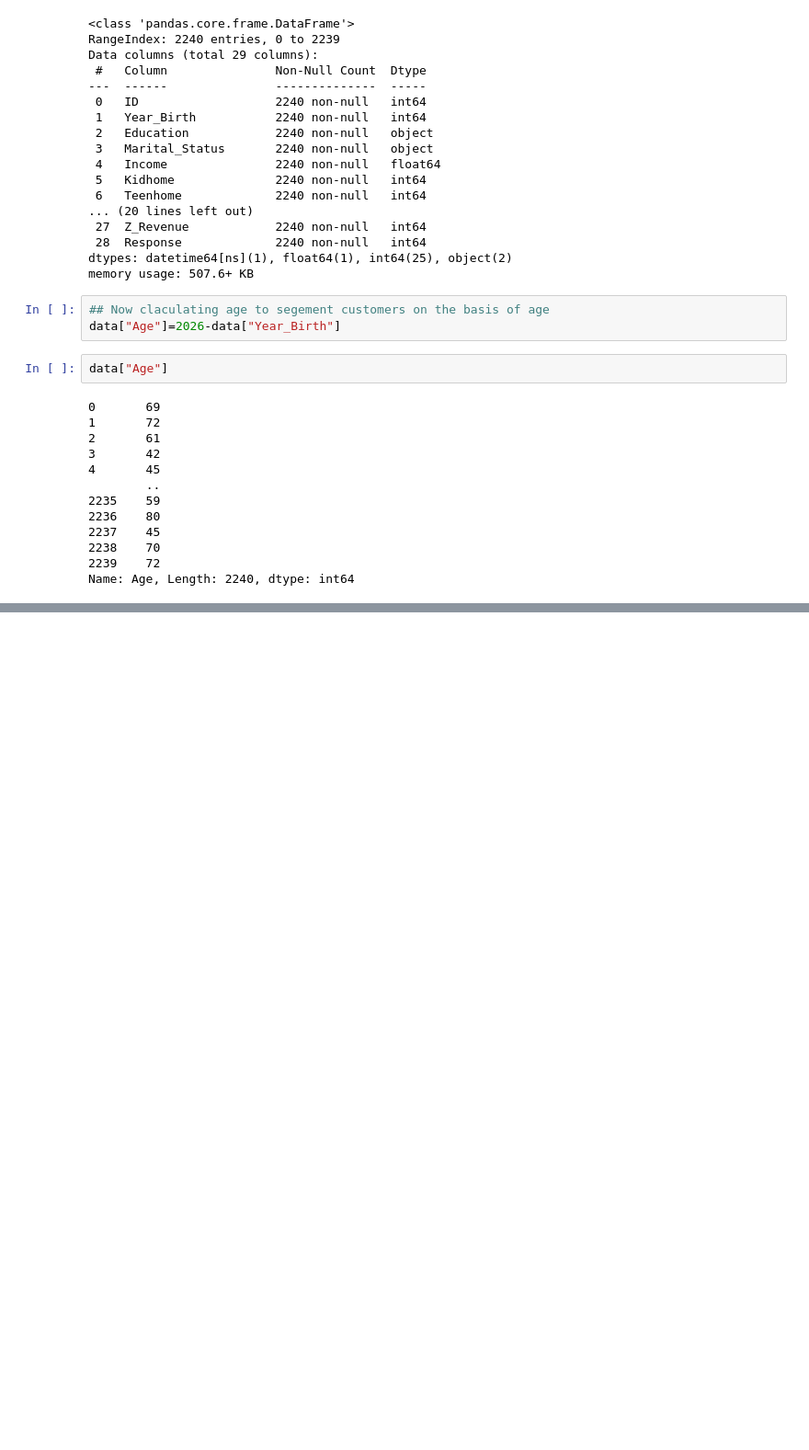
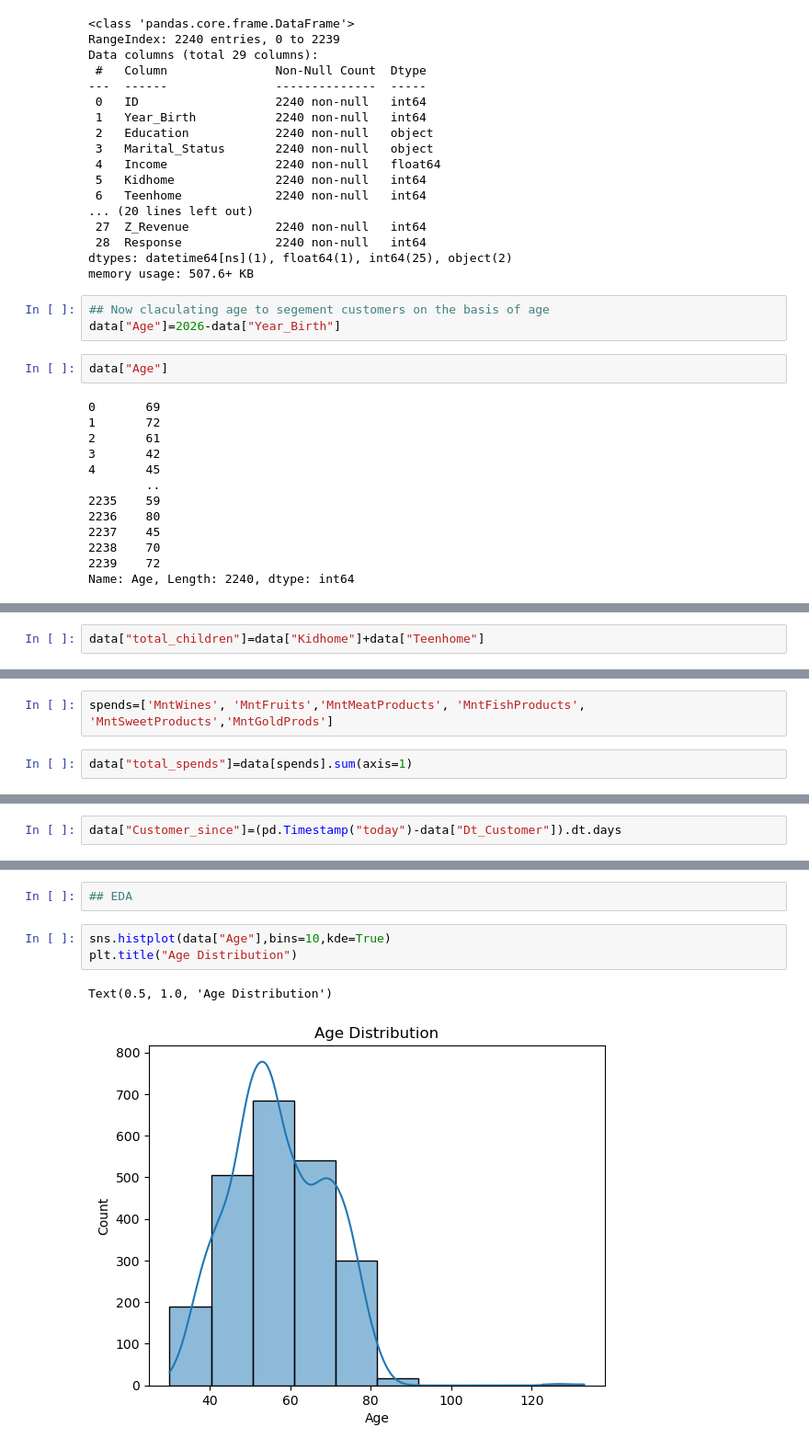
Before and after one commit to dsanmol/Customer_Segmentation_Analysis, a Jupyter notebook: model_train_analysis.ipynb, the cells around one changed output, grey strips where cells are left out. Shown at 92% size. Saved outputs shown, nothing was run; the diff lists cells and outputs as text; blank space fills up the shorter version.

```diff
--- a/model_train_analysis.ipynb
+++ b/model_train_analysis.ipynb
@@ -164,0 +167,2 @@ Name: Age, Length: 2240, dtype: int64
+# %%
+data["total_children"]=data["Kidhome"]+data["Teenhome"]
@@ -164,0 +206,4 @@ Name: Age, Length: 2240, dtype: int64
+# %%
+spends=['MntWines', 'MntFruits','MntMeatProducts', 'MntFishProducts', 'MntSweetProducts','MntGoldProds']
+# %%
+data["total_spends"]=data[spends].sum(axis=1)
@@ -164,0 +237,2 @@ Name: Age, Length: 2240, dtype: int64
+# %%
+data["Customer_since"]=(pd.Timestamp("today")-data["Dt_Customer"]).dt.days
@@ -164,0 +254,8 @@ Name: Age, Length: 2240, dtype: int64
+# %%
+## EDA
+# %%
+sns.histplot(data["Age"],bins=10,kde=True)
+plt.title("Age Distribution")
+# %% [output]
+Text(0.5, 1.0, 'Age Distribution')
+[figure, added]
```
Also changed, not shown: parts of 19 cells of this notebook.
